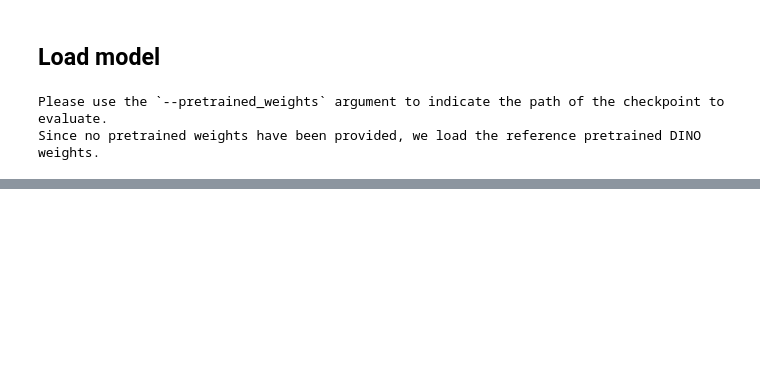
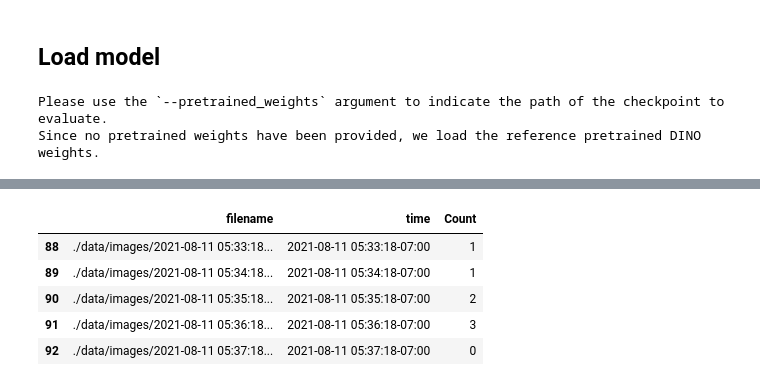
Before and after one commit to tukavic/surf-detection, a Jupyter notebook: dino/prediction_pipeline.ipynb, the cells around one changed output, grey strips where cells are left out. Drawn from its saved outputs; the diff is of its cells as text; code cells hidden in the pictures; blank space fills up the shorter version.

```diff
--- a/dino/prediction_pipeline.ipynb
+++ b/dino/prediction_pipeline.ipynb
@@ -188,0 +202,33 @@ sdf = df.sort_values('time')
+# %%
+preds = []
+GIF_list = []
+df = df.sort_values(by = 'time')
+
+for i in range(len(df)):
+    print(i, end = ' ')
+#     n,_,_,_ = predict(df.iloc[i], patch_size = patch_size)
+#     preds.append(n)
+#     fig = plt.gcf()
+    #axes = plt.gca()
+    fig, axes = plt.subplots(nrows=1, ncols=3, figsize=(20, 8))
+    axes = axes.flatten()
+    n, blobs, img, heatimg = predict(df.iloc[i], patch_size = patch_size)
+    preds.append(n)
+    img = load_image(df.iloc[i].filename, transform=False)
+
+    axes[0].imshow(img)
+    axes[0].axis('off')
+
+    axes[1].imshow(heatimg)
+    axes[1].axis('off')
+
+    axes[2].imshow(heatimg)
+    axes[2].scatter(blobs[:, 1], blobs[:, 0], c='white')
+    axes[2].axis('off')
+    axes[2].set_title(n)
+    save(GIF_list)
+    plt.close()
+print(n)
+# df['surfer count'] = preds
+print()
+print(preds)
@@ -189,3 +239,14 @@ sdf = df.sort_values('time')
+# %%
+sdf = df.copy()
+sdf['Count'] = preds
+sdf.head()
+# %% [output]
+|  | filename | time | Count |
+| 88 | ./data/images/2021-08-11 05:33:18... | 2021-08-11 05:33:18-07:00 | 1 |
+| 89 | ./data/images/2021-08-11 05:34:18... | 2021-08-11 05:34:18-07:00 | 1 |
+| 90 | ./data/images/2021-08-11 05:35:18... | 2021-08-11 05:35:18-07:00 | 2 |
+| 91 | ./data/images/2021-08-11 05:36:18... | 2021-08-11 05:36:18-07:00 | 3 |
+| 92 | ./data/images/2021-08-11 05:37:18... | 2021-08-11 05:37:18-07:00 | 0 |
 # %%
 fig, ax = plt.subplots(1,1)
 ax.plot(sdf.time, sdf['surfer count'])
```
Also changed, not shown: parts of 12 cells of this notebook, 3 other files.
